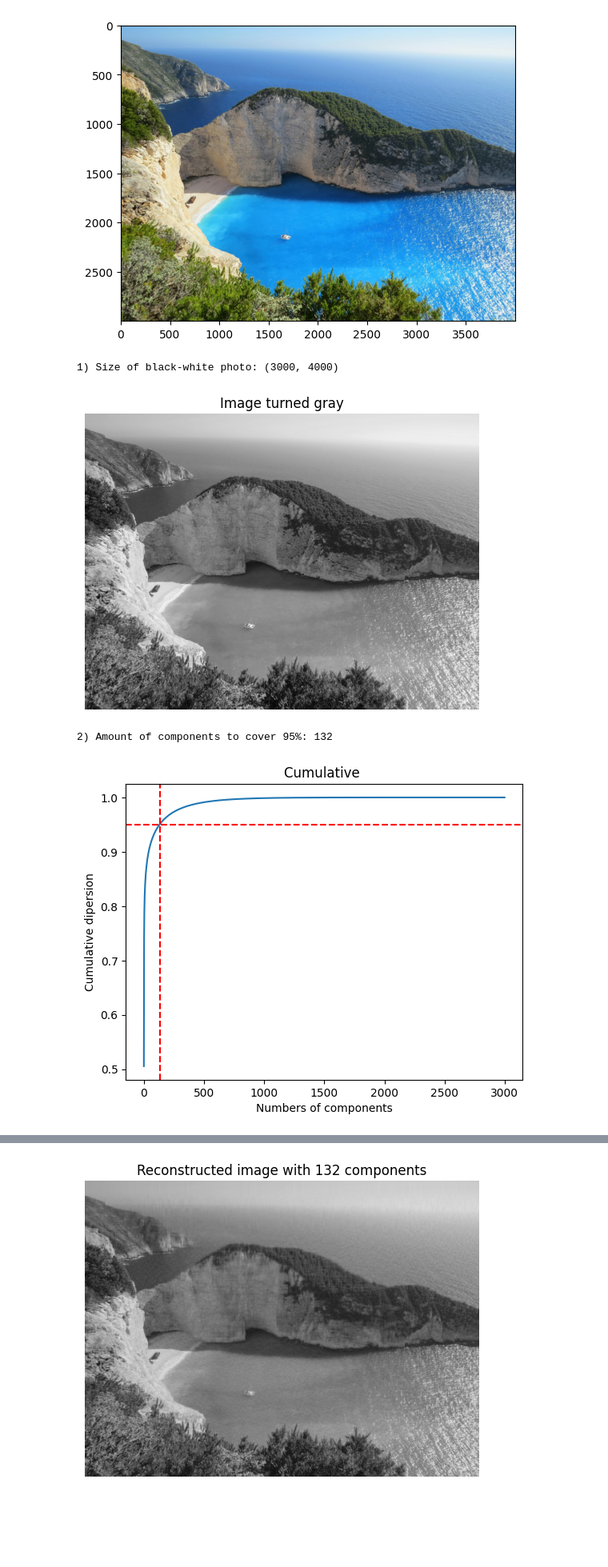
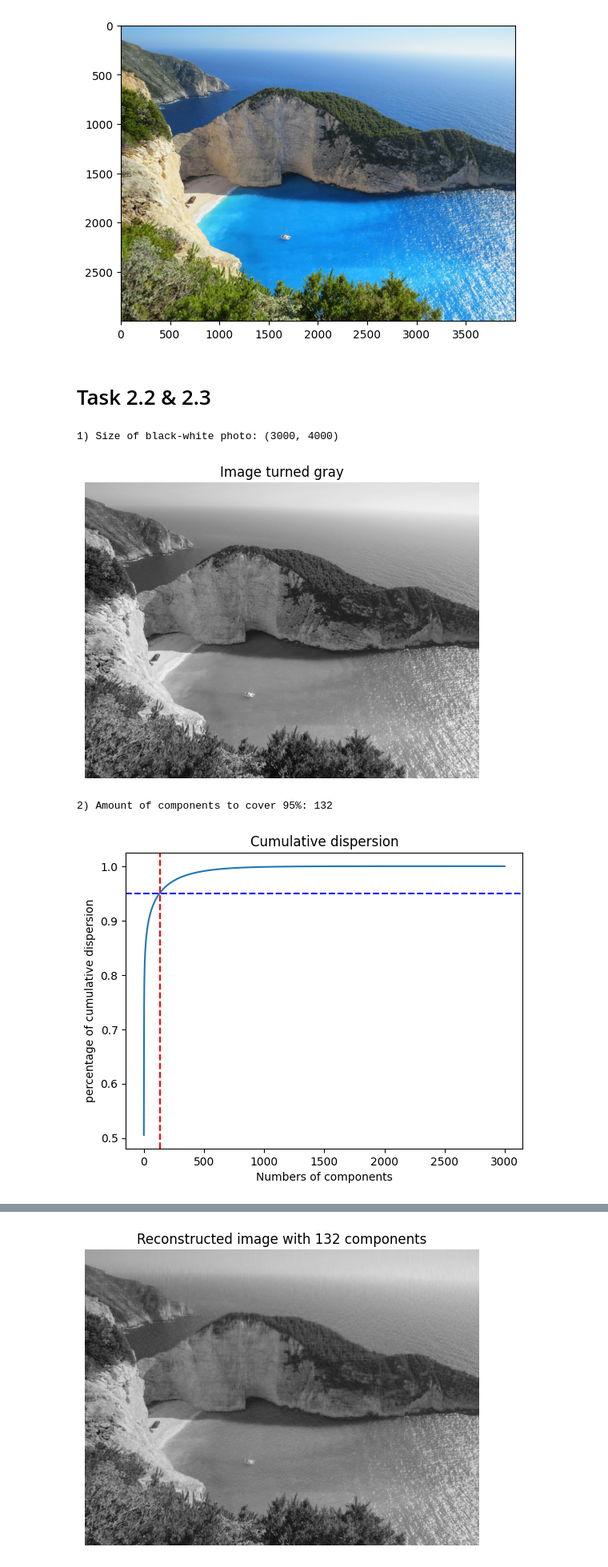
Before and after one commit to O-Danylchuk/Mathlab2, a Jupyter notebook: notebook.ipynb, the cells around one changed output, grey strips where cells are left out. Shown at 80% size. Drawn from its saved outputs; the diff is of its cells as text; code cells hidden in the pictures; blank space fills up the shorter version.

```diff
--- a/notebook.ipynb
+++ b/notebook.ipynb
@@ -40,9 +41,9 @@ plt.imshow(im_raw)
 (3000, 4000, 3)
 <matplotlib.image.AxesImage at 0x...>
 [figure]
+# %% [markdown]
+# Task 2.2 & 2.3
 # %%
-# task 2
-
 import numpy as np
 import matplotlib.pyplot as plt
 from matplotlib.image import imread
@@ -51,37 +52,37 @@ from sklearn.decomposition import PCA
 
 image = imread("image.jpg")
 
 image_sum = image.sum(axis=2)
 image_bw = image_sum / image_sum.max()
 print("1) Size of black-white photo:", image_bw.shape)
 
 plt.imshow(image_bw, cmap='gray')
 plt.title("Image turned gray")
 plt.axis('off')
 plt.show()
 
 pca = PCA()
 pca.fit(image_bw)
 
-# Кумулятивна дисперсія
+# Dispersion
 cum_dispersion = np.cumsum(pca.explained_variance_ratio_)
 
-# Знаходження кількості компонент для покриття 95% дисперсії
+# Find out how many components needed to cover 95% of dispersion
 number_comp95 = np.argmax(cum_dispersion >= 0.95) + 1
 print(f"2) Amount of components to cover 95%: {number_comp95}")
 
-# Графік кумулятивної дисперсії
+# Grafh results
 plt.plot(cum_dispersion)
 plt.xlabel("Numbers of components")
-plt.ylabel("Сumulative dipersion")
+plt.ylabel("percentage of cumulative dispersion")
 
-plt.title("Cumulative ")
+plt.title("Cumulative dispersion")
 
 plt.axvline(number_comp95, color='r', linestyle='--')
-plt.axhline(y=0.95, color='r', linestyle='--')
+plt.axhline(y=0.95, color='b', linestyle='--')
 plt.show()
 # %% [output]
 1) Size of black-white photo: (3000, 4000)
 [figure]
 2) Amount of components to cover 95%: 132
-[figure, old version]
+[figure, new version]
```
Also changed, not shown: parts of 9 cells of this notebook.
